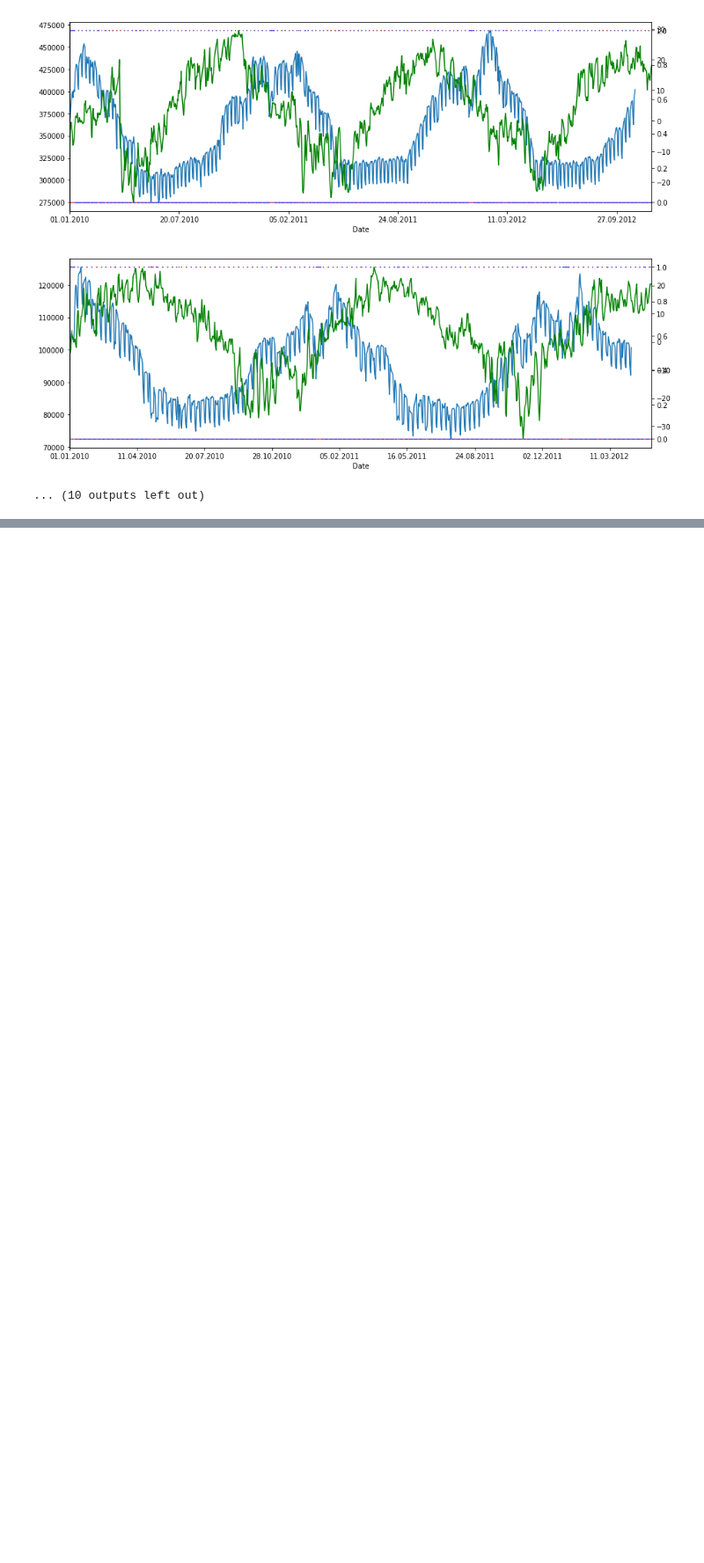
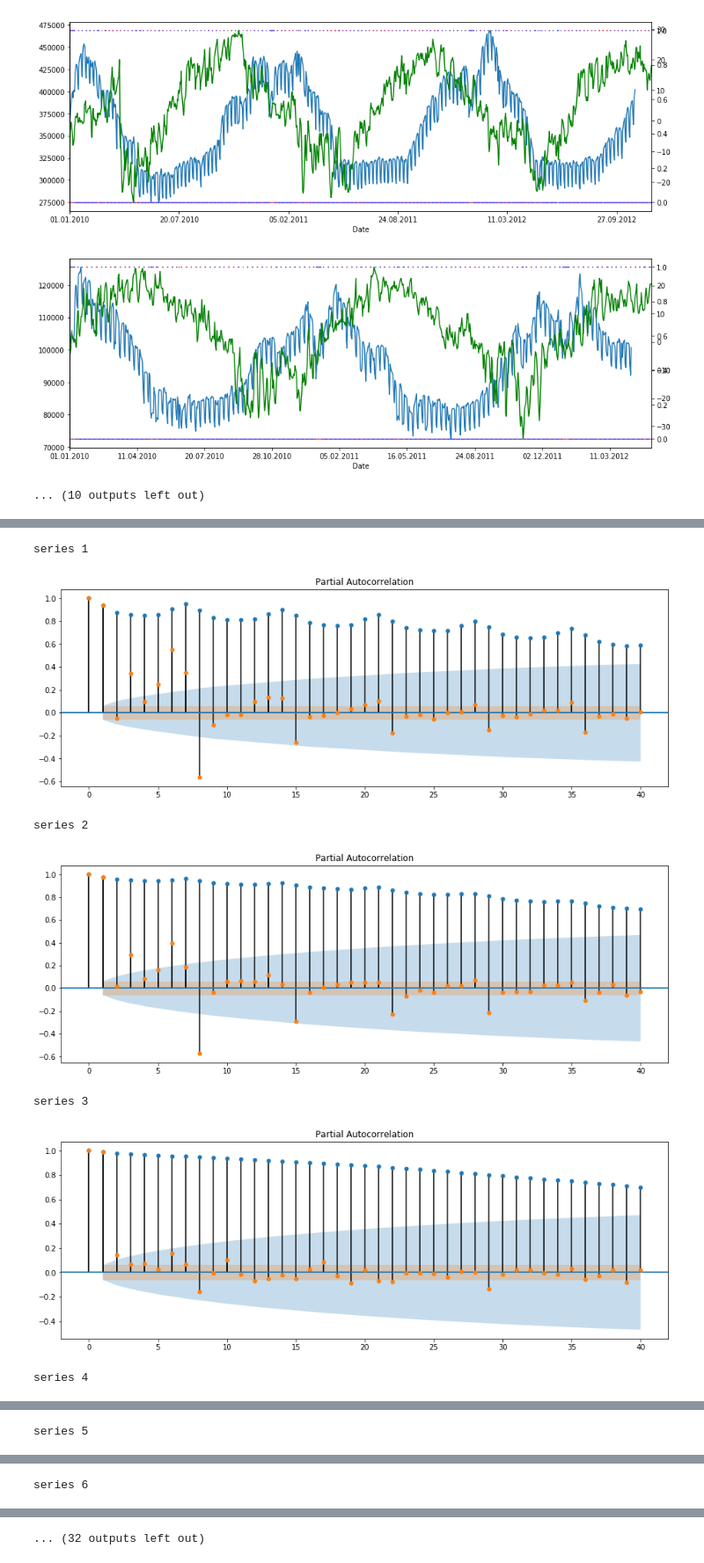
Before and after one commit to RingingBeam/ml-hw, a Jupyter notebook: HW3_no_theory.ipynb, the cells around one changed output, grey strips where cells are left out. Shown at 88% size. Drawn from its saved outputs; the diff is of its cells as text; code cells hidden in the pictures; blank space fills up the shorter version.

```diff
--- a/HW3_no_theory.ipynb
+++ b/HW3_no_theory.ipynb
@@ -104,3 +105,10 @@ for i in np.arange(1, 23):
 [figure]
 [figure]
 ... (10 outputs left out)
+# %%
+ts_train = [[]]
+ts_test = [[]]
+ts[11]['Saturday'] = ts[11]['Saturday'].fillna(0.)
+for i in ts[1:]:
+    ts_train.append(i.dropna())
+    ts_test.append(i.drop(ts_train[-1].index))
@@ -106,0 +121,17 @@ for i in np.arange(1, 23):
+# %%
+for i in np.arange(1, 23):
+    print('series '+str(i))
+    fig = plt.figure(figsize=(15,5))
+    ax1 = fig.add_subplot(111)
+    fig = statsmodels.api.graphics.tsa.plot_acf(ts_train[i]['ACTUAL'].values.squeeze(), lags=40, ax=ax1)
+    ax2 = fig.add_subplot(111)
+    fig = sm.graphics.tsa.plot_pacf(ts_train[i]['ACTUAL'].values.squeeze(), lags=40, ax=ax2)
+    plt.show()
+# %% [output]
+series 1
+[figure, added]
+series 2
+[figure, added]
+series 3
+[figure, added]
+series 4
@@ -106,0 +139 @@ for i in np.arange(1, 23):
+series 5
@@ -106,0 +141 @@ for i in np.arange(1, 23):
+series 6
@@ -107,3 +143,4 @@ for i in np.arange(1, 23):
+... (32 outputs left out)
 # %%
 # save forecast to disk for further submission
 final_forecast.save('result.csv', format='csv')
```
Also changed, not shown: parts of 3 cells of this notebook.
